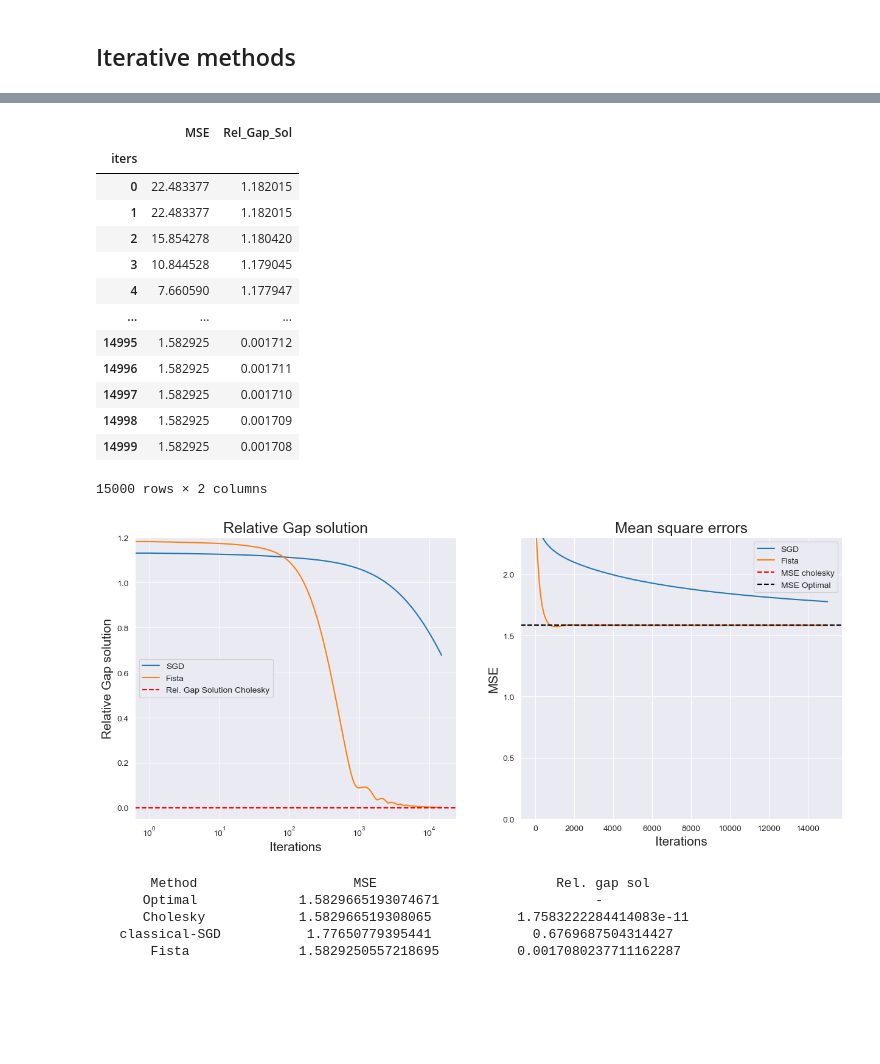
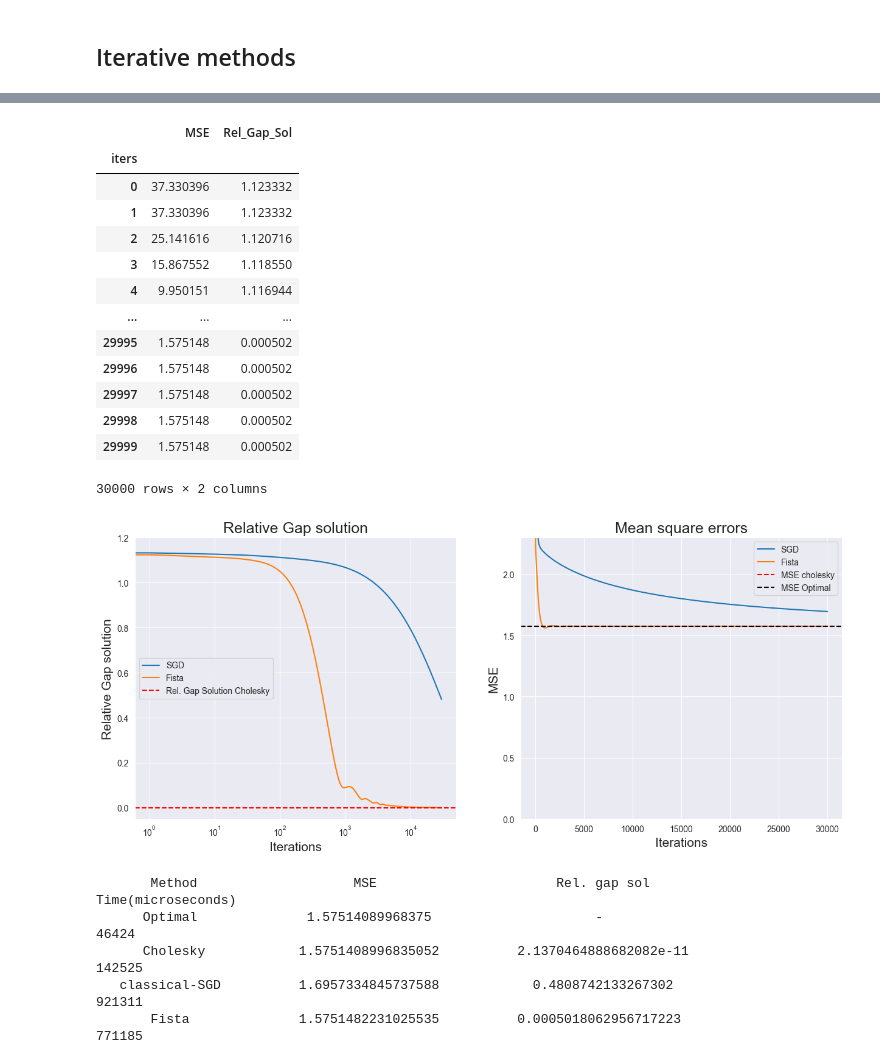
Before and after one commit to jacons/ExtremeLearningNN, a Jupyter notebook: notebook_for_test.ipynb, the cells around one changed output, grey strips where cells are left out. Saved outputs shown, nothing was run; the diff lists cells and outputs as text; code cells hidden in the pictures; blank space fills up the shorter version.

```diff
--- a/notebook_for_test.ipynb
+++ b/notebook_for_test.ipynb
@@ -62,11 +68,13 @@ Cholesky Relative Gap Sol:  1.7583222284414083e-11
 # %% [markdown]
 ## Iterative methods
 # %%
-classical_sgd = fit_sgd(x_train=tr_x, y_train=tr_y, lambda_=LAMBDA_REG, max_inters=MAX_ITER,
+output_sgd = fit_sgd(x_train=tr_x, y_train=tr_y, lambda_=LAMBDA_REG, max_inters=MAX_ITER,
                         eps=PRECISION, resevoir=resevoir, w_star=w_star.T, verbose=True)
+classical_sgd = output_sgd["model"]
+time = output_sgd["elapsed_time"]
 # %%
-sgd_gap_sol = classical_sgd["results"]["Rel_Gap_Sol"].tail(1).values[0]
-results["classical-SGD"] = get_results(classical_sgd["model"], tr_x, tr_y), sgd_gap_sol
+sgd_gap_sol = output_sgd["results"]["Rel_Gap_Sol"].tail(1).values[0]
+results["classical-SGD"] = get_results(classical_sgd, tr_x, tr_y), sgd_gap_sol, time
 # %%
 print("Mean square error: ", results["classical-SGD"][0])
 print("Relative Gap Sol: ", results["classical-SGD"][1])
@@ -76,9 +84,11 @@ Relative Gap Sol:  0.6769687504314427
 # %%
-fista = fit_fista(x_train=tr_x, y_train=tr_y, lambda_=LAMBDA_REG, max_inters=MAX_ITER,
+output_fista = fit_fista(x_train=tr_x, y_train=tr_y, lambda_=LAMBDA_REG, max_inters=MAX_ITER,
                   eps=PRECISION, resevoir=resevoir, w_star=w_star.T, verbose=True)
+fista = output_fista["model"]
+time = output_fista["elapsed_time"]
 # %%
-fista_gap_sol = fista["results"]["Rel_Gap_Sol"].tail(1).values[0]
-results["Fista"] = get_results(fista["model"], tr_x, tr_y), fista_gap_sol
+fista_gap_sol = output_fista["results"]["Rel_Gap_Sol"].tail(1).values[0]
+results["Fista"] = get_results(fista, tr_x, tr_y), fista_gap_sol, time
 # %%
 print("Mean square error: ", results["Fista"][0])
 print("Relative Gap Sol: ", results["Fista"][1])
@@ -88,55 +98,55 @@ Relative Gap Sol:  0.0017080237711162287
 # %%
-fista["results"]
+output_fista["results"]
 # %% [output]
 |  | MSE | Rel_Gap_Sol |
 | iters |  |  |
-| 0 | 22.483377 | 1.182015 |
-| 1 | 22.483377 | 1.182015 |
-| 2 | 15.854278 | 1.180420 |
-| 3 | 10.844528 | 1.179045 |
-| 4 | 7.660590 | 1.177947 |
+| 0 | 37.330396 | 1.123332 |
+| 1 | 37.330396 | 1.123332 |
+| 2 | 25.141616 | 1.120716 |
+| 3 | 15.867552 | 1.118550 |
+| 4 | 9.950151 | 1.116944 |
 | ... | ... | ... |
-| 14995 | 1.582925 | 0.001712 |
-| 14996 | 1.582925 | 0.001711 |
-| 14997 | 1.582925 | 0.001710 |
-| 14998 | 1.582925 | 0.001709 |
-| 14999 | 1.582925 | 0.001708 |
+| 29995 | 1.575148 | 0.000502 |
+| 29996 | 1.575148 | 0.000502 |
+| 29997 | 1.575148 | 0.000502 |
+| 29998 | 1.575148 | 0.000502 |
+| 29999 | 1.575148 | 0.000502 |
-15000 rows × 2 columns
+30000 rows × 2 columns
 # %%
 _, axs = plt.subplots(ncols=2,figsize=(15,6))
 
-sns.lineplot(data=classical_sgd["results"], x=classical_sgd["results"].index, y="Rel_Gap_Sol", ax=axs[0], label="SGD")
-sns.lineplot(data=fista["results"], x=fista["results"].index, y="Rel_Gap_Sol", ax=axs[0], label="Fista")
+sns.lineplot(data=output_sgd["results"], x=output_sgd["results"].index, y="Rel_Gap_Sol", ax=axs[0], label="SGD")
+sns.lineplot(data=output_fista["results"], x=output_fista["results"].index, y="Rel_Gap_Sol", ax=axs[0], label="Fista")
 axs[0].axhline(y=cholesky_rel_gap_sol, label="Rel. Gap Solution Cholesky", color="red", linestyle="--")
 axs[0].set_title("Relative Gap solution",fontsize=18)
 axs[0].set_ylabel("Relative Gap solution",fontsize=15)
 axs[0].set_xlabel("Iterations",fontsize=15)
 axs[0].set_ylim([-0.05,1.2])
 axs[0].set_xscale("log")
 axs[0].legend()
 
 
-sns.lineplot(data=classical_sgd["results"], x=classical_sgd["results"].index, y="MSE", ax=axs[1], label="SGD")
-sns.lineplot(data=fista["results"], x=fista["results"].index, y="MSE", ax=axs[1], label="Fista")
+sns.lineplot(data=output_sgd["results"], x=output_sgd["results"].index, y="MSE", ax=axs[1], label="SGD")
+sns.lineplot(data=output_fista["results"], x=output_fista["results"].index, y="MSE", ax=axs[1], label="Fista")
 axs[1].axhline(y=results["Cholesky"][0], label="MSE cholesky", color="red", linestyle="--")
 axs[1].axhline(y=results["Optimal"][0], label="MSE Optimal", color="black", linestyle="--")
 axs[1].set_title("Mean square errors",fontsize=18)
 axs[1].set_ylabel("MSE",fontsize=15)
 axs[1].set_xlabel("Iterations",fontsize=15)
 axs[1].set_ylim([0, 2.3])
 axs[1].legend()
 
 plt.show()
 # %% [output]
-[figure, old version]
+[figure, new version]
 # %%
-print(f"{'Method' : ^20}{'MSE' : ^30}{'Rel. gap sol' : ^30}")
+print(f"{'Method' : ^20}{'MSE' : ^30}{'Rel. gap sol' : ^30}{'Time(microseconds)' : ^30}")
 
 for k,v in results.items():
-    print(f"{k : ^20}{v[0]:^30}{v[1] : ^30}")
+    print(f"{k : ^20}{v[0]:^30}{v[1] : ^30}{v[2] : ^30}")
 # %% [output]
-       Method                    MSE                       Rel. gap sol
-      Optimal             1.5829665193074671                    -
-      Cholesky            1.582966519308065           1.7583222284414083e-11
-   classical-SGD           1.77650779395441             0.6769687504314427
-       Fista              1.5829250557218695          0.0017080237711162287
+       Method                    MSE                       Rel. gap sol               Time(microseconds)
+      Optimal              1.57514089968375                     -                           46424
+      Cholesky            1.5751408996835052          2.1370464888682082e-11                142525
+   classical-SGD          1.6957334845737588            0.4808742133267302                  921311
+       Fista              1.5751482231025535          0.0005018062956717223                 771185
```
Also changed, not shown: parts of 10 cells of this notebook, 1 other file.
